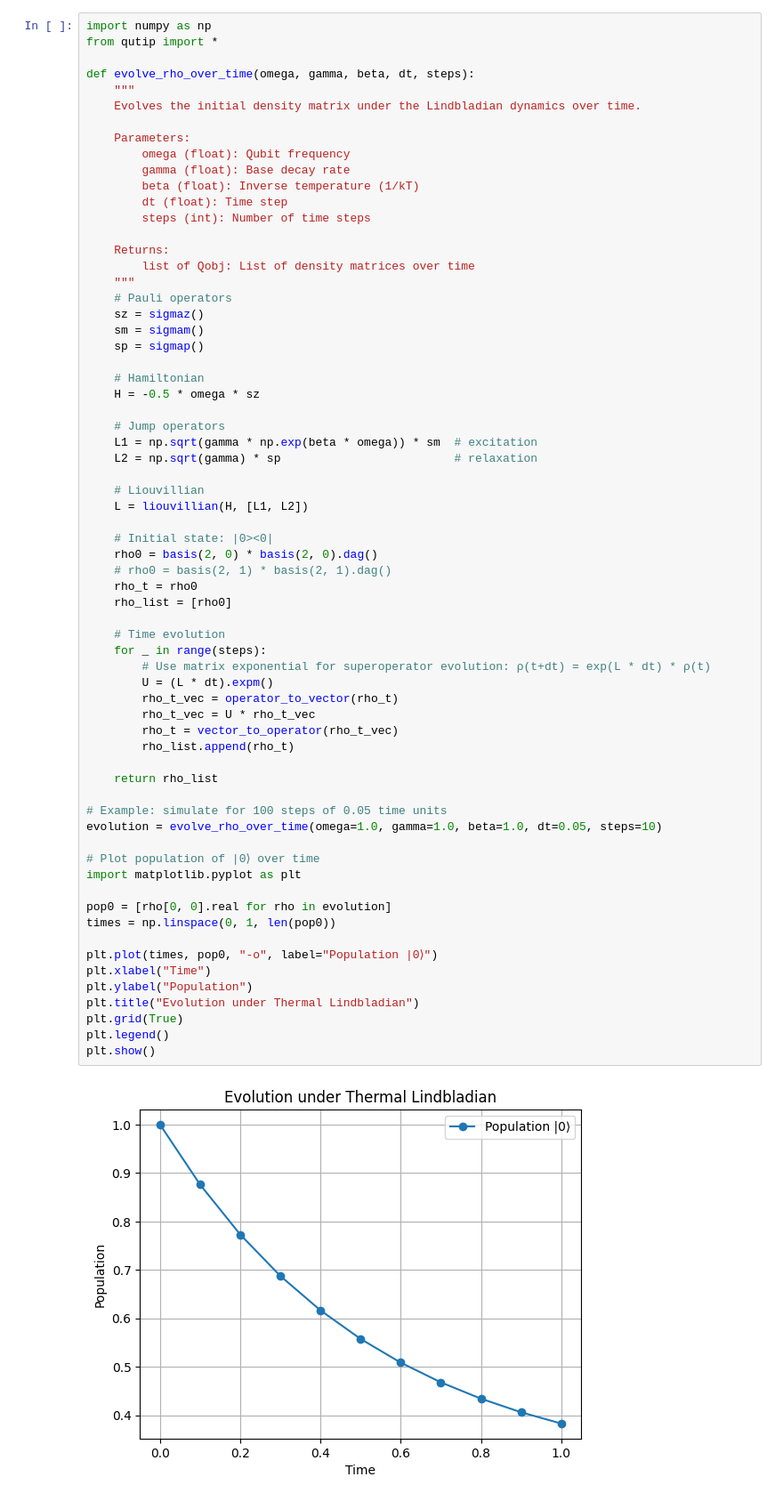
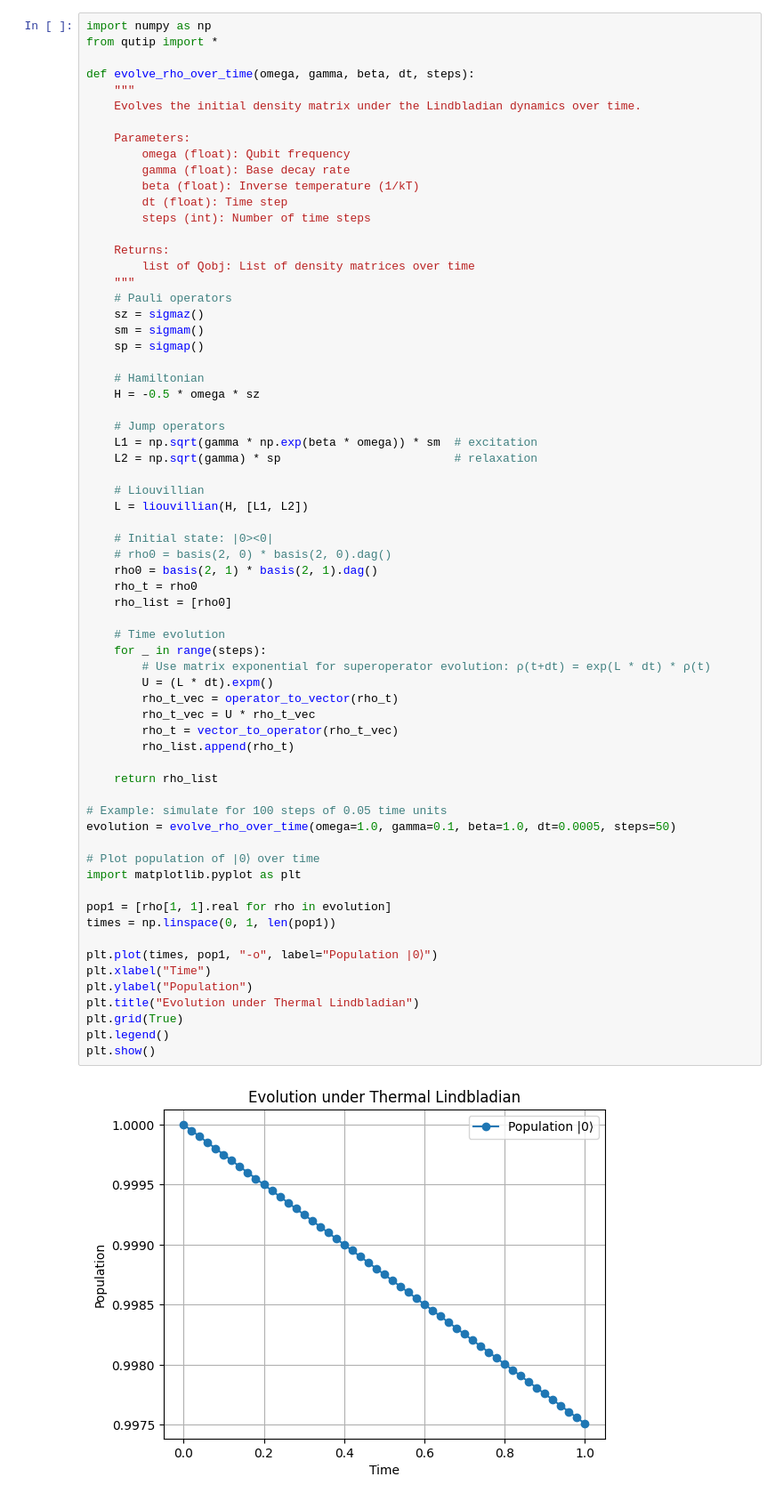
Before and after one commit to Jain-Naman/OQS, a Jupyter notebook: qutip_testing.ipynb, the cells around one changed output. Shown at 89% size. Cells and saved outputs as stored; diff of their text form.

Commit message:
working - forward evolution

```diff
--- a/qutip_testing.ipynb
+++ b/qutip_testing.ipynb
@@ -32,40 +32,40 @@ def evolve_rho_over_time(omega, gamma, beta, dt, steps):
     L = liouvillian(H, [L1, L2])
 
     # Initial state: |0><0|
-    rho0 = basis(2, 0) * basis(2, 0).dag()
-    # rho0 = basis(2, 1) * basis(2, 1).dag()
+    # rho0 = basis(2, 0) * basis(2, 0).dag()
+    rho0 = basis(2, 1) * basis(2, 1).dag()
     rho_t = rho0
     rho_list = [rho0]
 
     # Time evolution
     for _ in range(steps):
         # Use matrix exponential for superoperator evolution: ρ(t+dt) = exp(L * dt) * ρ(t)
         U = (L * dt).expm()
         rho_t_vec = operator_to_vector(rho_t)
         rho_t_vec = U * rho_t_vec
         rho_t = vector_to_operator(rho_t_vec)
         rho_list.append(rho_t)
 
     return rho_list
 
 # Example: simulate for 100 steps of 0.05 time units
-evolution = evolve_rho_over_time(omega=1.0, gamma=1.0, beta=1.0, dt=0.05, steps=10)
+evolution = evolve_rho_over_time(omega=1.0, gamma=0.1, beta=1.0, dt=0.0005, steps=50)
 
 # Plot population of |0⟩ over time
 import matplotlib.pyplot as plt
 
-pop0 = [rho[0, 0].real for rho in evolution]
-times = np.linspace(0, 1, len(pop0))
+pop1 = [rho[1, 1].real for rho in evolution]
+times = np.linspace(0, 1, len(pop1))
 
-plt.plot(times, pop0, "-o", label="Population |0⟩")
+plt.plot(times, pop1, "-o", label="Population |0⟩")
 plt.xlabel("Time")
 plt.ylabel("Population")
 plt.title("Evolution under Thermal Lindbladian")
 plt.grid(True)
 plt.legend()
 plt.show()
 # %% [output]
-[figure, old version]
+[figure, new version]
 # %%
 import numpy as np
 from qutip import *
```
Also changed, not shown: parts of 1 cell of this notebook, 1 other file.
